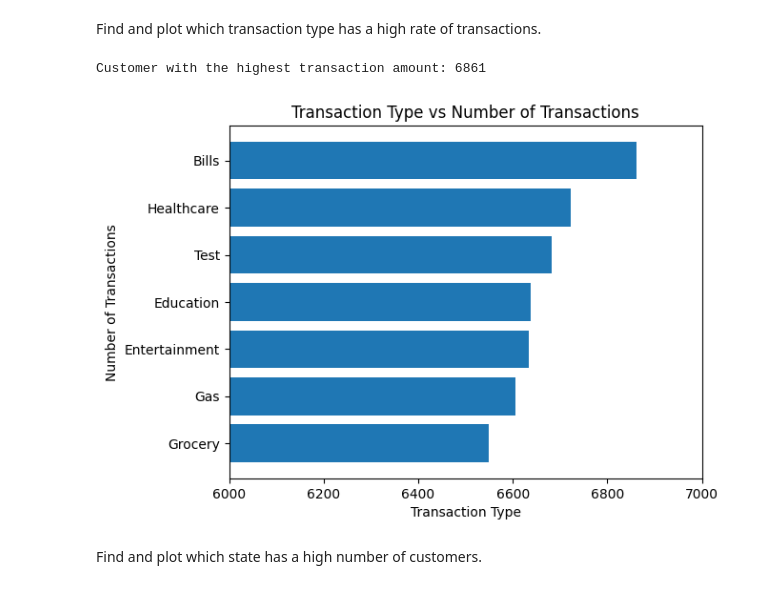
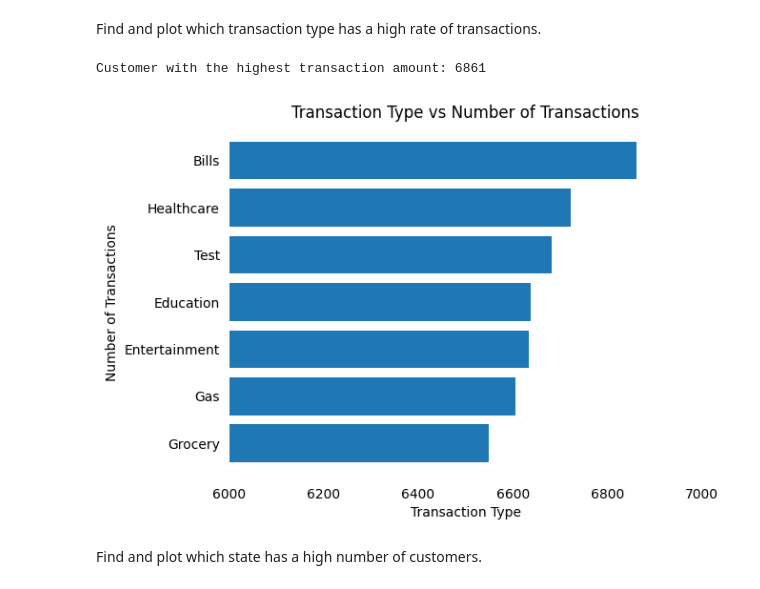
Before and after one commit to MayaCampbell/Data-Transformation-and-Python-Based-User-Menu-Developement-Project, a Jupyter notebook: credit_card.ipynb, the cells around one changed output. Cells and saved outputs as stored; diff of their text form; code cells hidden in the pictures.

```diff
--- a/credit_card.ipynb
+++ b/credit_card.ipynb
@@ -700,27 +700,32 @@ Find and plot which transaction type has a high rate of transactions.
 # %%
 import pandas
 import matplotlib as mpl
 import matplotlib.pyplot as plt
 #group transactions by transaction type then count the number of transactions per type useing transaction id
 transaction_count= df_credit.groupby('TRANSACTION_TYPE')['TRANSACTION_ID'].count().reset_index()
 
 #sort transactions if count from greatest to least
 transaction_count= transaction_count.sort_values('TRANSACTION_ID').reset_index()
 #print(transaction_count)
 
 print(f"Customer with the highest transaction amount: {transaction_count.iloc[6]['TRANSACTION_ID']}")
 
 #plot graph
 plt.barh(transaction_count['TRANSACTION_TYPE'], transaction_count['TRANSACTION_ID'])
+#get axis
+ax=plt.gca()
+#turn off spines
+ax.set_frame_on(False)
+plt.tick_params(bottom = False, left= False)
 #plt.xticks(rotation=90)
 plt.xlabel('Transaction Type')
 plt.ylabel('Number of Transactions')
 plt.title('Transaction Type vs Number of Transactions')
 plt.subplot().set_xlim([6000, 7000]) #zoom in to see the differenct more
 plt.show()
 # %% [output]
 Customer with the highest transaction amount: 6861
-[figure, old version]
+[figure, new version]
 # %% [markdown]
 Find and plot which state has a high number of customers.
 # %%
```
Also changed, not shown: parts of 10 cells of this notebook.
